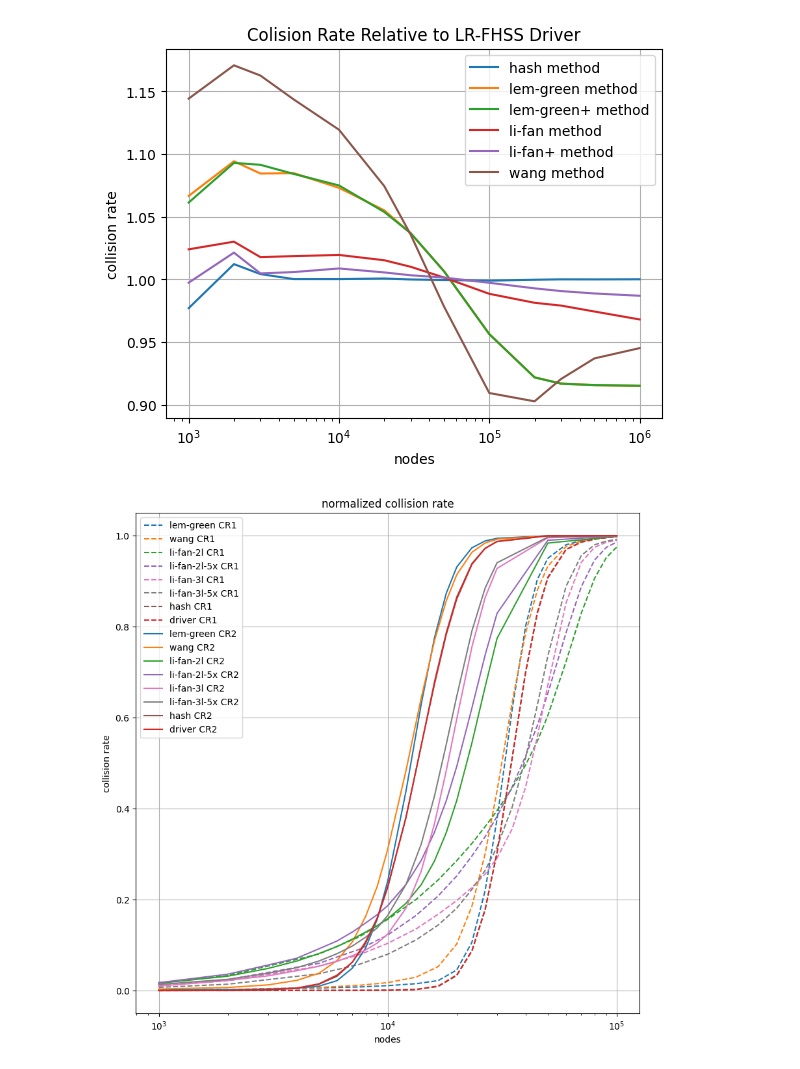
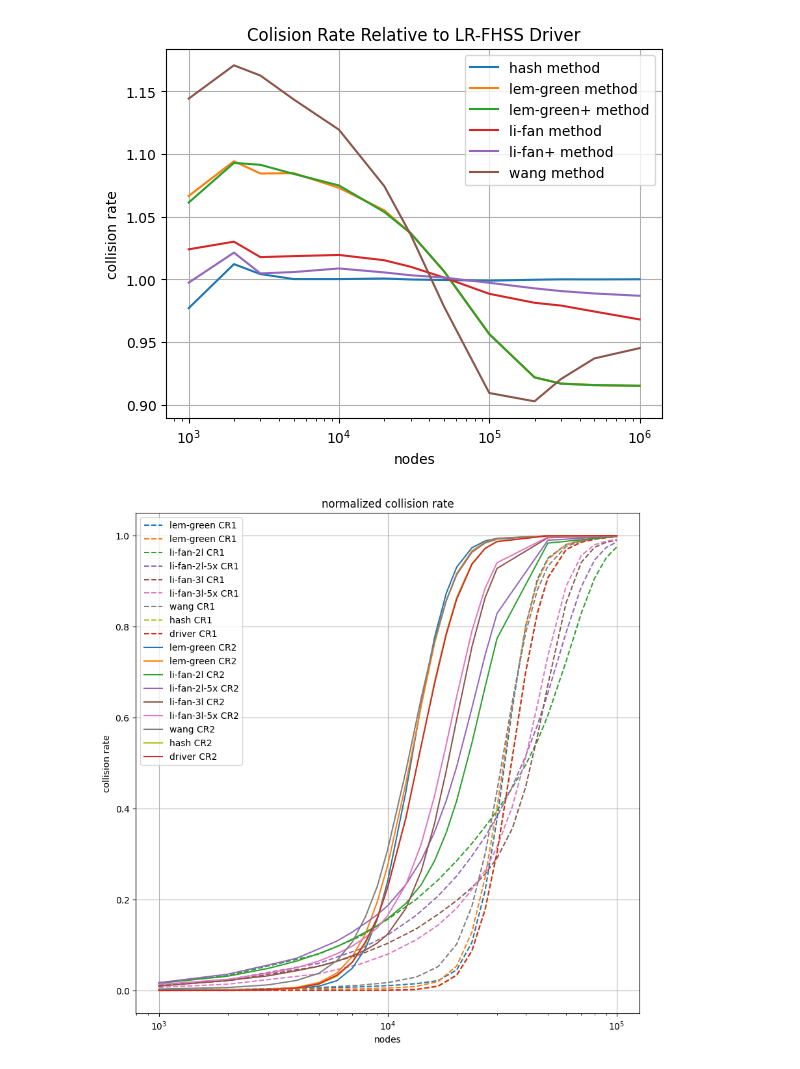
Before and after one commit to diegomm6/lr-fhss_seq-families, a Jupyter notebook: plots.ipynb, the cells around one changed output. Saved outputs shown, nothing was run; the diff lists cells and outputs as text; code cells hidden in the pictures.

```diff
--- a/plots.ipynb
+++ b/plots.ipynb
@@ -46,37 +46,39 @@ plt.show()
 # %%
 dataCR = pd.read_csv('dataCR.csv', index_col=0, header=None).T
 nodesCR1 = dataCR['nodesCR1'].to_numpy()
 nodesCR2 = dataCR['nodesCR2'].to_numpy()
 
 plt.figure(figsize=(10,10))
 
 plt.plot(nodesCR1, dataCR['lem-green-CR1'], label=f'lem-green CR1', color='#1f77b4', linestyle='dashed')
-plt.plot(nodesCR1, dataCR['wang-CR1'], label=f'wang CR1', color='#ff7f0e', linestyle='dashed')
+plt.plot(nodesCR1, dataCR['lem-green-2x-CR1'], label=f'lem-green CR1', color='#ff7f0e', linestyle='dashed')
 plt.plot(nodesCR1, dataCR['li-fan-2l-CR1'], label=f'li-fan-2l CR1', color='#2ca02c', linestyle='dashed')
 plt.plot(nodesCR1, dataCR['li-fan-2l-5x-CR1'], label=f'li-fan-2l-5x CR1', color='#9467bd', linestyle='dashed')
-plt.plot(nodesCR1, dataCR['li-fan-3l-CR1'], label=f'li-fan-3l CR1', color='#e377c2', linestyle='dashed')
-plt.plot(nodesCR1, dataCR['li-fan-3l-5x-CR1'], label=f'li-fan-3l-5x CR1', color='#7f7f7f', linestyle='dashed')
-plt.plot(nodesCR1, dataCR['hash-CR1'], label=f'hash CR1', color='#8c564b', linestyle='dashed')
+plt.plot(nodesCR1, dataCR['li-fan-3l-CR1'], label=f'li-fan-3l CR1', color='#8c564b', linestyle='dashed')
+plt.plot(nodesCR1, dataCR['li-fan-3l-5x-CR1'], label=f'li-fan-3l-5x CR1', color='#e377c2', linestyle='dashed')
+plt.plot(nodesCR1, dataCR['wang-CR1'], label=f'wang CR1', color='#7f7f7f', linestyle='dashed')
+plt.plot(nodesCR1, dataCR['hash-CR1'], label=f'hash CR1', color='#bcbd22', linestyle='dashed')
 plt.plot(nodesCR1, dataCR['lr-fhss-driver-CR1'], label=f'driver CR1', color='#d62728', linestyle='dashed')
 
 plt.plot(nodesCR2, dataCR['lem-green-CR2'], label=f'lem-green CR2', color='#1f77b4')
-plt.plot(nodesCR2, dataCR['wang-CR2'], label=f'wang CR2', color='#ff7f0e')
+plt.plot(nodesCR2, dataCR['lem-green-2x-CR2'], label=f'lem-green CR2', color='#ff7f0e')
 plt.plot(nodesCR2, dataCR['li-fan-2l-CR2'], label=f'li-fan-2l CR2', color='#2ca02c')
 plt.plot(nodesCR2, dataCR['li-fan-2l-5x-CR2'], label=f'li-fan-2l-5x CR2', color='#9467bd')
-plt.plot(nodesCR2, dataCR['li-fan-3l-CR2'], label=f'li-fan-3l CR2', color='#e377c2')
-plt.plot(nodesCR2, dataCR['li-fan-3l-5x-CR2'], label=f'li-fan-3l-5x CR2', color='#7f7f7f')
-plt.plot(nodesCR2, dataCR['hash-CR2'], label=f'hash CR2', color='#8c564b')
+plt.plot(nodesCR2, dataCR['li-fan-3l-CR2'], label=f'li-fan-3l CR2', color='#8c564b')
+plt.plot(nodesCR2, dataCR['li-fan-3l-5x-CR2'], label=f'li-fan-3l-5x CR2', color='#e377c2')
+plt.plot(nodesCR2, dataCR['wang-CR2'], label=f'wang CR2', color='#7f7f7f')
+plt.plot(nodesCR2, dataCR['hash-CR2'], label=f'hash CR2', color='#bcbd22')
 plt.plot(nodesCR2, dataCR['lr-fhss-driver-CR2'], label=f'driver CR2', color='#d62728')
 
 plt.title('normalized collision rate')
 plt.xlabel('nodes')
 plt.xscale('log')
 plt.ylabel('collision rate')
 #plt.xlim(8e3,5e4)
 #plt.ylim(.2,.8)
 plt.grid()
 plt.legend()
 plt.show()
 # %% [output]
-[figure, old version]
+[figure, new version]
 # %%
```
Also changed, not shown: parts of 3 cells of this notebook, 4 other files.
